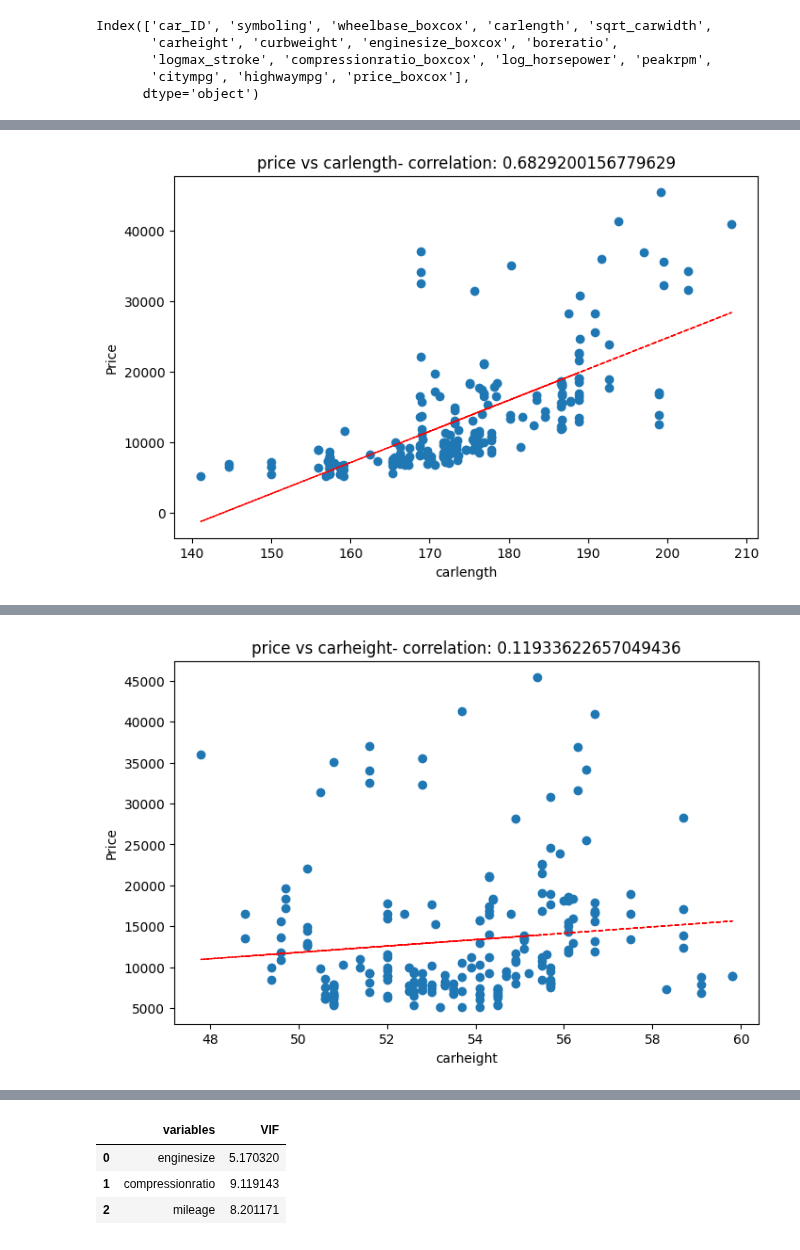
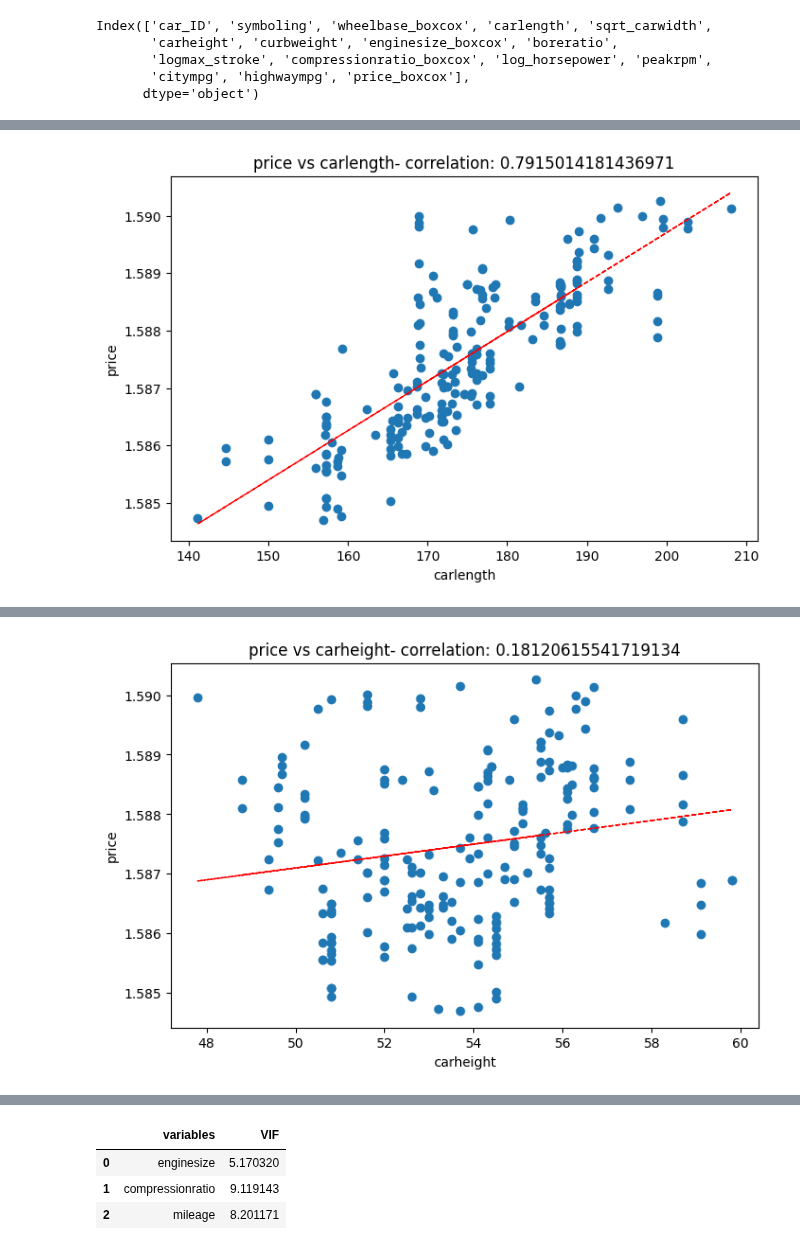
Before and after one commit to Bharatgaur/RawProjects, a Jupyter notebook: Cross_Validation_&_Hyperparameter_Tuning.ipynb, the cells around one changed output, grey strips where cells are left out. Cells and saved outputs as stored; diff of their text form; code cells hidden in the pictures.

```diff
--- a/Cross_Validation_&_Hyperparameter_Tuning.ipynb
+++ b/Cross_Validation_&_Hyperparameter_Tuning.ipynb
@@ -377,3 +429,5 @@ Optimal lambda: -5.069774738582423
+# %%
+dataset.drop(columns = ['log_wheelbase'],inplace = True)
 # %%
 # metion your features
 feature_name = 'carlength'
@@ -1692,5 +1738,13 @@ fdataset.head()
+# %%
+# Lading the normalized dataset
+
+# GitHub raw CSV file ka link
+url = 'https://raw.githubusercontent.com/Bharatgaur/RawProjects/main/normalized_dataset.csv'
+
+# Dataset read karna
+dataset = pd.read_csv(url)
 # %%
-numeric_features = fdataset.describe().columns
+numeric_features = dataset.describe().columns
 # %%
 print(numeric_features)
 # %% [output]
@@ -1709,13 +1763,13 @@ for col in numeric_features[1:-1]:
     fig = plt.figure(figsize=(8, 5))
     ax = fig.gca()
     feature = dataset[col]
-    label = dataset['price']
+    label = dataset['price_boxcox']
     correlation = feature.corr(label)
     plt.scatter(x=feature, y=label)
     plt.xlabel(col)
-    plt.ylabel('Price')
+    plt.ylabel('price')
     ax.set_title('price vs ' + col + '- correlation: ' + str(correlation))
-    z = np.polyfit(dataset[col], dataset['price'], 1)
+    z = np.polyfit(dataset[col], dataset['price_boxcox'], 1)
     y_hat = np.poly1d(z)(dataset[col])
 
     plt.plot(dataset[col], y_hat, "r--", lw=1)
@@ -1727 +1781 @@ plt.show()
-[figure, old version]
+[figure, new version]
@@ -1729 +1783 @@ plt.show()
-[figure, old version]
+[figure, new version]
```
Also changed, not shown: parts of 11 cells of this notebook.
